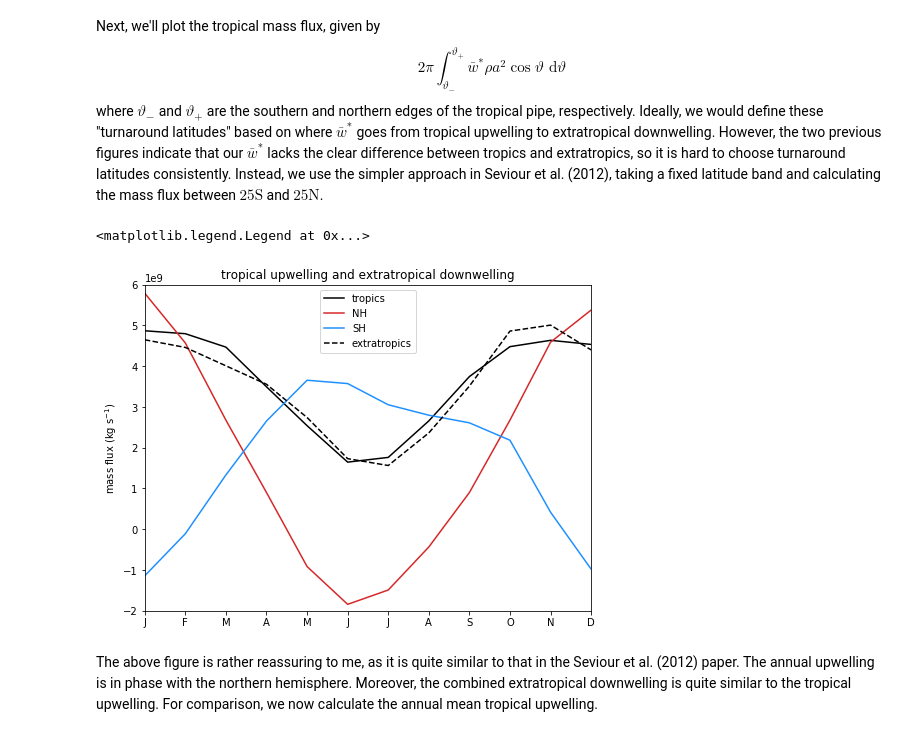
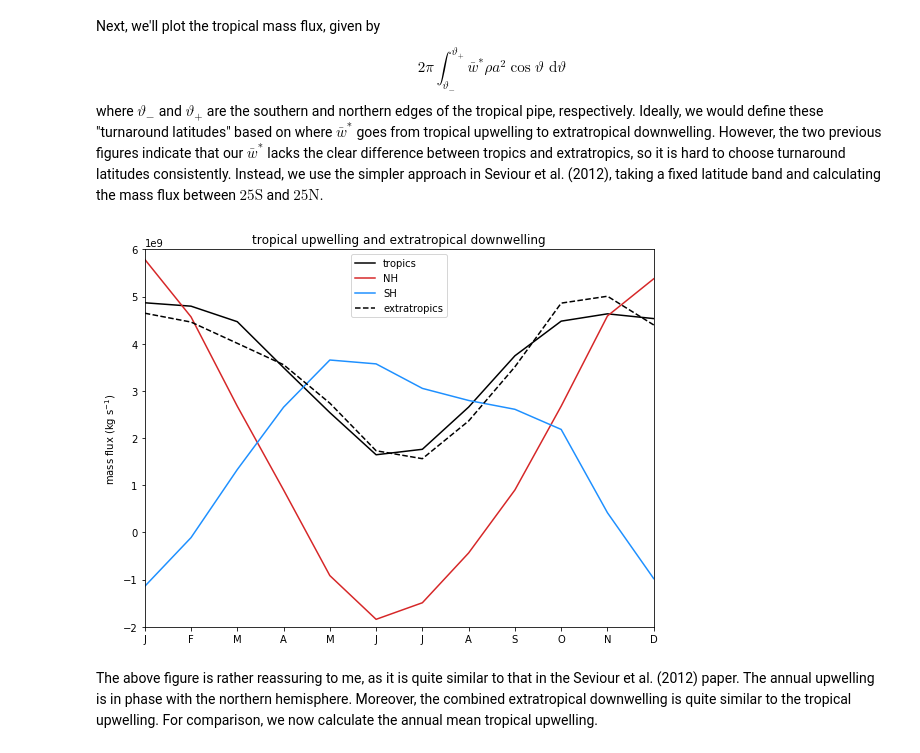
Before and after one commit to dsconnelly/brewson, a Jupyter notebook: analysis.ipynb, the cells around one changed output. Cells and saved outputs as stored; diff of their text form; code cells hidden in the pictures.

```diff
--- a/analysis.ipynb
+++ b/analysis.ipynb
@@ -29,7 +29,7 @@ dp = p[1:] - p[:-1].values
 areas = (v_star[:, 1:] + v_star[:, :-1].values) * dp / 2
 psi[:, 1:] = areas.cumsum('pressure') + psi[:, 0].drop('pressure')
 
-H, p_surf = 6800, p[-1]
+H, p_surf = 6800, p[-1].item()
 psi = H * psi * np.cos(lat) / p_surf
 # %% [markdown]
 Now, let's plot the DJF and JJA mean streamfunctions.
@@ -128,35 +130,36 @@ def calculate_mass_flux(level, domain):
     return integrand.integrate('latitude')
 
 flux_tropics = calculate_mass_flux(level, slice(edge, -edge))
 flux_nh = -calculate_mass_flux(level, slice(None, edge))
 flux_sh = -calculate_mass_flux(level, slice(-edge, None))
 
 tasks = [
     (flux_tropics, 'tropics', 'k', 'solid'),
     (flux_nh, 'NH', 'tab:red', 'solid'),
     (flux_sh, 'SH', 'dodgerblue', 'solid'),
     (flux_nh + flux_sh, 'extratropics', 'k', 'dashed')
 ]
 
 fig, ax = plt.subplots()
 fig.set_size_inches(8, 6)
 
 for flux, label, color, ls in tasks:
     monthly = flux.groupby('time.month').mean('time')
     ax.plot(monthly.month, monthly, color=color, ls=ls, label=label)
 
 ax.set_xlim(1, 12)
 ax.set_ylim(-2e9, 6e9)
 
 ax.set_xticks(np.arange(12) + 1)
 ax.set_xticklabels(list('JFMAMJJASOND'))
 
 ax.set_ylabel('mass flux (kg s$^{-1}$)')
 ax.set_title('tropical upwelling and extratropical downwelling')
+
 ax.legend()
+plt.tight_layout()
 # %% [output]
-<matplotlib.legend.Legend at 0x...>
-[figure, old version]
+[figure, new version]
 # %% [markdown]
 The above figure is rather reassuring to me, as it is quite similar to that in the Seviour et al. (2012) paper. The annual upwelling is in phase with the northern hemisphere. Moreover, the combined extratropical downwelling is quite similar to the tropical upwelling. For comparison, we now calculate the annual mean tropical upwelling.
 # %%
```
Also changed, not shown: parts of 4 cells of this notebook.
